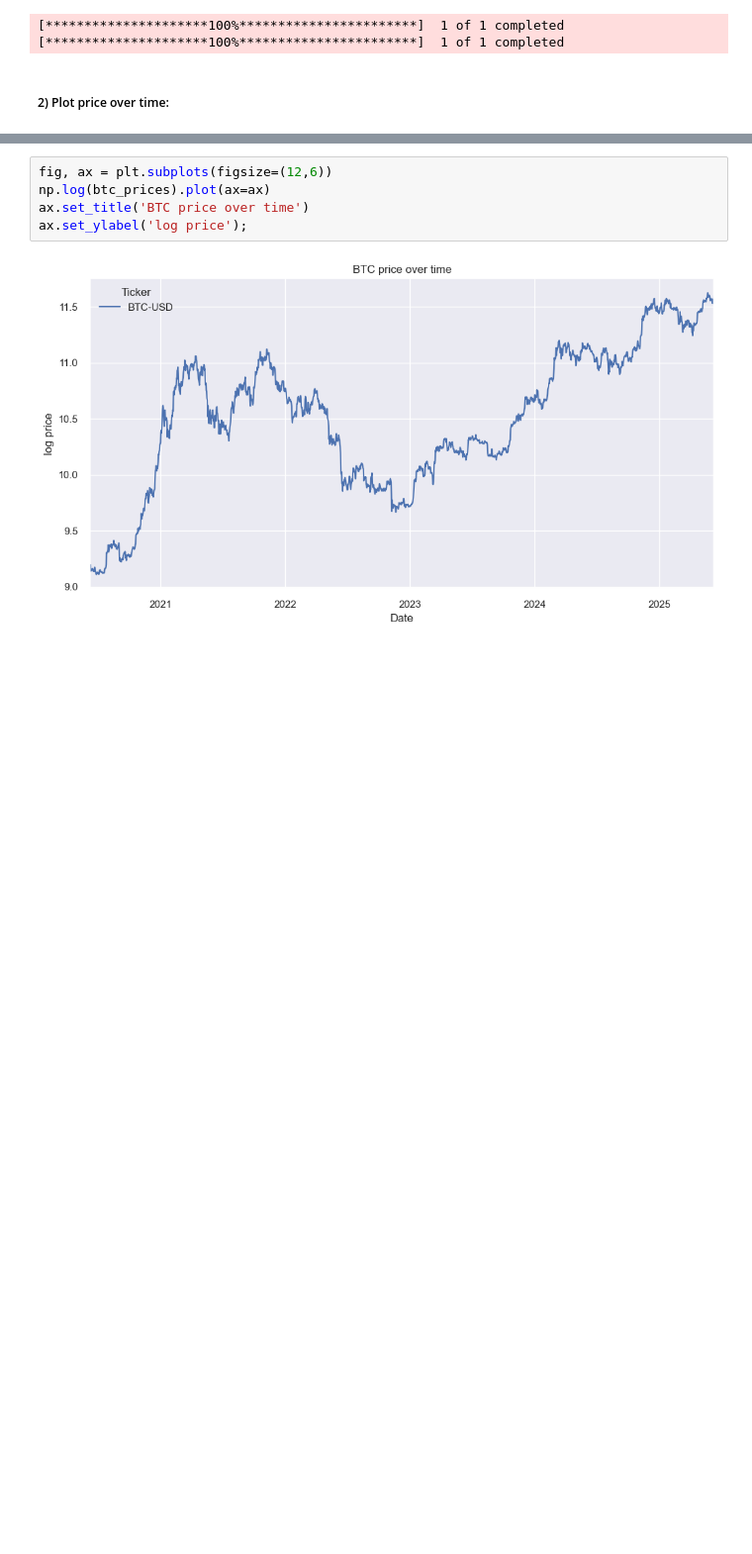
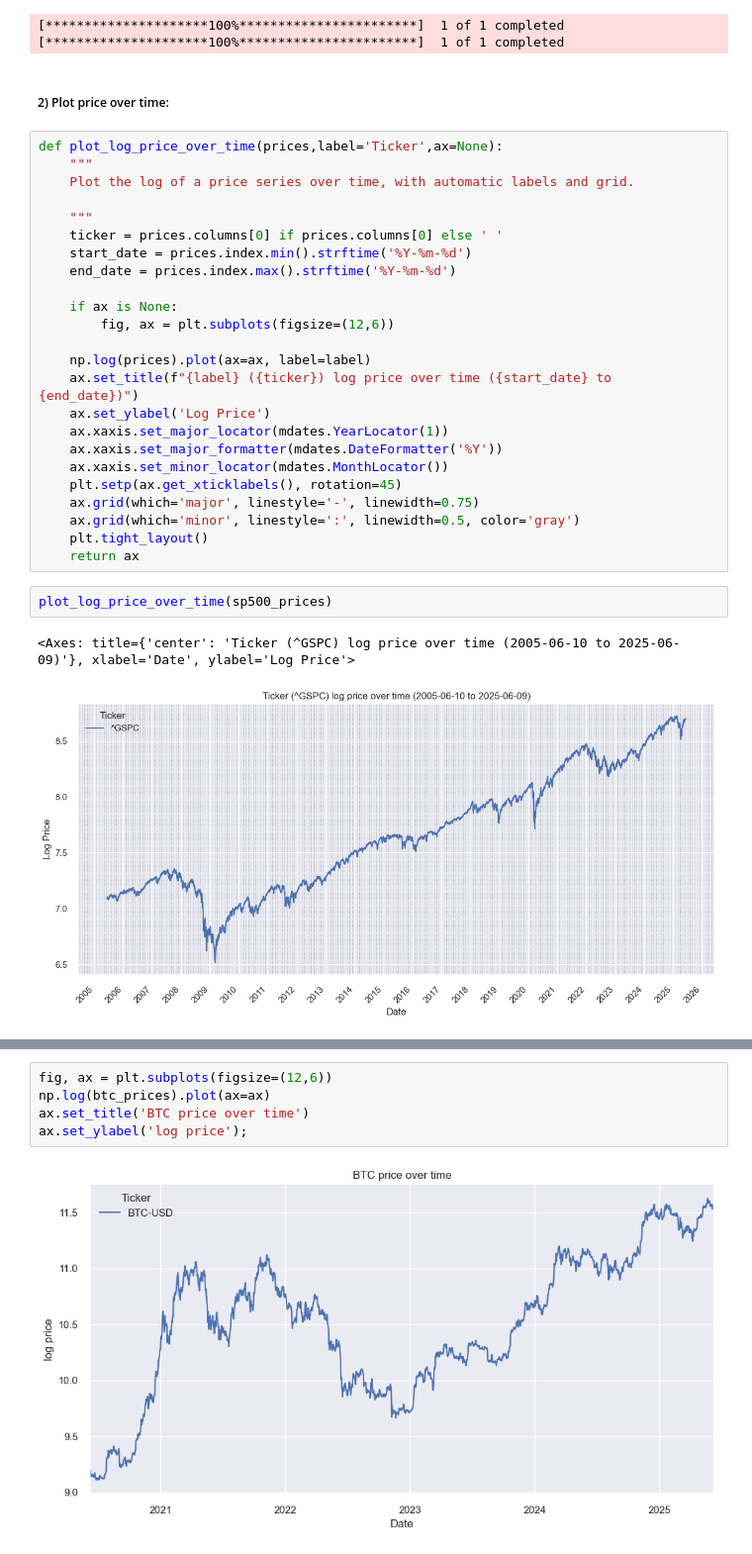
Before and after one commit to gqjimmyz/Portfolio_Optimization, a Jupyter notebook: code/ch02-demo-stylized-facts.ipynb, the cells around one changed output, grey strips where cells are left out. Shown at 99% size. Cells and saved outputs as stored; diff of their text form; blank space fills up the shorter version.

Commit message:
Add function for plot price over time

```diff
--- a/code/ch02-demo-stylized-facts.ipynb
+++ b/code/ch02-demo-stylized-facts.ipynb
@@ -47,6 +47,35 @@ btc_prices = btc['Close']
 [*********************100%***********************]  1 of 1 completed
 # %% [markdown]
 ##### 2) Plot  price over time:
+# %%
+def plot_log_price_over_time(prices,label='Ticker',ax=None):
+    """
+    Plot the log of a price series over time, with automatic labels and grid.
+
+    """
+    ticker = prices.columns[0] if prices.columns[0] else ' '
+    start_date = prices.index.min().strftime('%Y-%m-%d')
+    end_date = prices.index.max().strftime('%Y-%m-%d')
+
+    if ax is None:
+        fig, ax = plt.subplots(figsize=(12,6))
+
+    np.log(prices).plot(ax=ax, label=label)
+    ax.set_title(f"{label} ({ticker}) log price over time ({start_date} to {end_date})")
+    ax.set_ylabel('Log Price')
+    ax.xaxis.set_major_locator(mdates.YearLocator(1))
+    ax.xaxis.set_major_formatter(mdates.DateFormatter('%Y'))
+    ax.xaxis.set_minor_locator(mdates.MonthLocator())
+    plt.setp(ax.get_xticklabels(), rotation=45)
+    ax.grid(which='major', linestyle='-', linewidth=0.75)
+    ax.grid(which='minor', linestyle=':', linewidth=0.5, color='gray')
+    plt.tight_layout()
+    return ax
+# %%
+plot_log_price_over_time(sp500_prices)
+# %% [output]
+<Axes: title={'center': 'Ticker (^GSPC) log price over time (2005-06-10 to 2025-06-09)'}, xlabel='Date', ylabel='Log Price'>
+[figure, added]
 # %%
 # Get start and end dates as strings
 start_date = sp500_prices.index.min().strftime('%Y-%m-%d')
```
Also changed, not shown: parts of 1 cell of this notebook.
